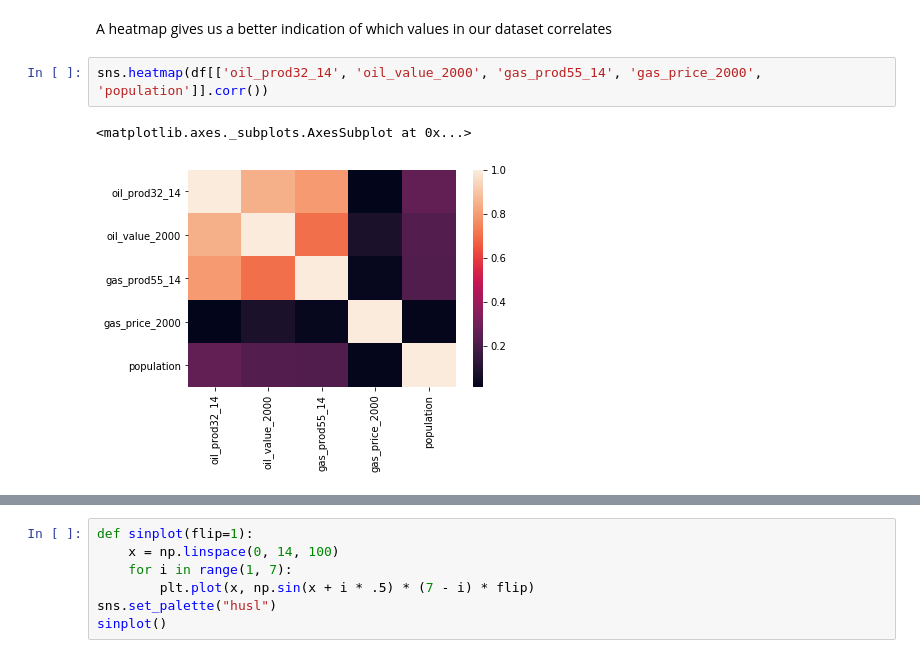
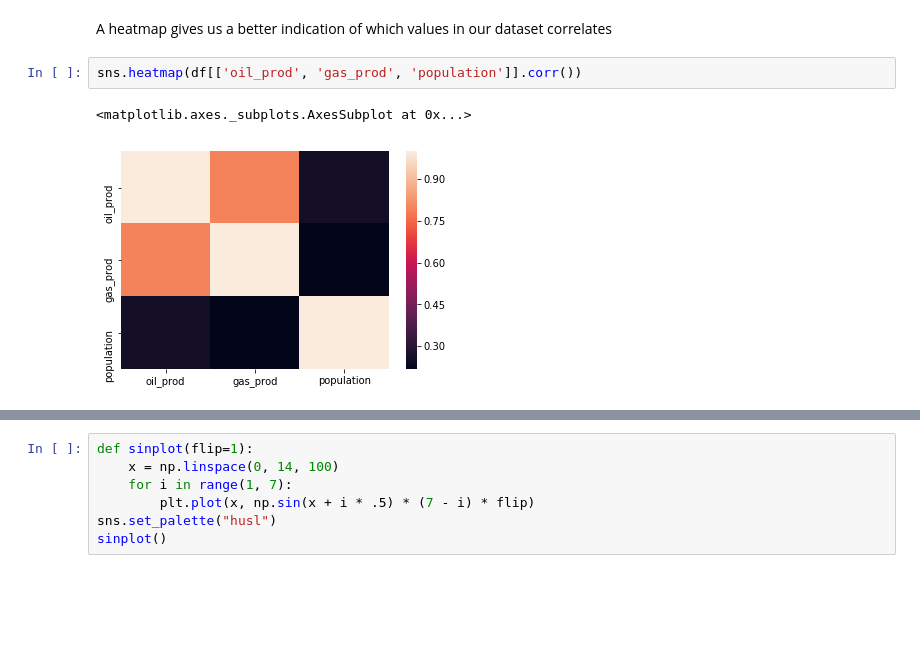
Before and after one commit to holwech/PythonLearning, a Jupyter notebook: 3.1 Oil and gas analysis.ipynb, the cells around one changed output, grey strips where cells are left out. Drawn from its saved outputs; the diff is of its cells as text; blank space fills up the shorter version.

```diff
--- a/3.1 Oil and gas analysis.ipynb
+++ b/3.1 Oil and gas analysis.ipynb
@@ -123,8 +122,8 @@ f.savefig("test.png")
 # %% [markdown]
 A heatmap gives us a better indication of which values in our dataset correlates
 # %%
-sns.heatmap(df[['oil_prod32_14', 'oil_value_2000', 'gas_prod55_14', 'gas_price_2000', 'population']].corr())
+sns.heatmap(df[['oil_prod', 'gas_prod', 'population']].corr())
 # %% [output]
 <matplotlib.axes._subplots.AxesSubplot at 0x...>
-[figure, old version]
+[figure, new version]
 # %%
```
Also changed, not shown: parts of 14 cells of this notebook, 2 other files.
